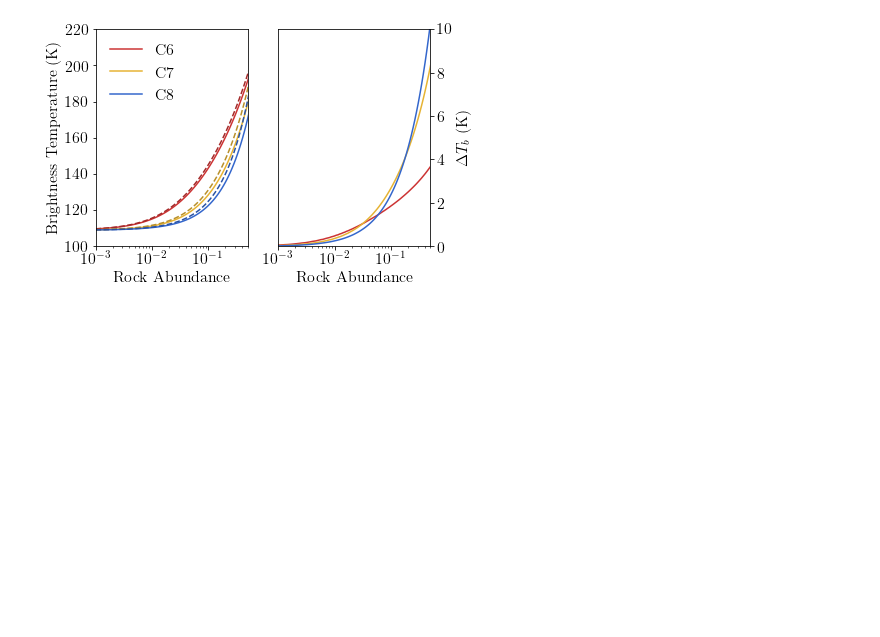
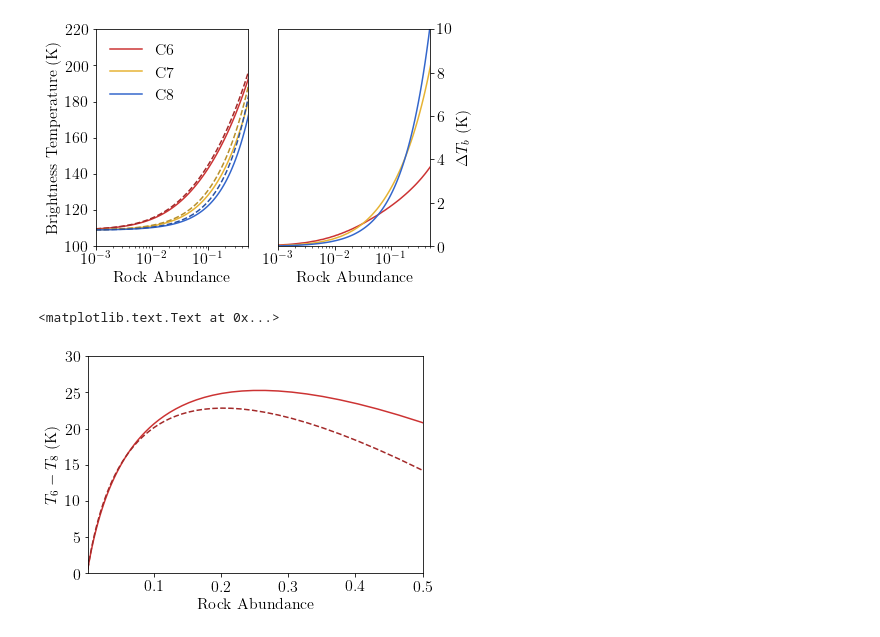
Before and after one commit to phayne/moon, a Jupyter notebook: Rock-Regolith-Temperatures.ipynb, the cells around one changed output. Saved outputs shown, nothing was run; the diff lists cells and outputs as text; code cells hidden in the pictures; blank space fills up the shorter version.

```diff
--- a/Rock-Regolith-Temperatures.ipynb
+++ b/Rock-Regolith-Temperatures.ipynb
@@ -480,3 +489,13 @@ plt.semilogx(CArr, tb8h-tb8s, color=c3, label='C8')
 # %% [output]
 [<matplotlib.lines.Line2D at 0x...>]
 [figure]
+# %%
+plt.plot(CArr, tb6s-tb8s, color=c1, label='Standard')
+plt.plot(CArr, tb6h-tb8h, color=c1*0.8, linestyle='--', label='Rock-Heating')
+plt.xlim([1e-3,0.5])
+plt.ylim([0,30])
+plt.xlabel('Rock Abundance')
+plt.ylabel('$T_6 - T_8$ (K)')
+# %% [output]
+<matplotlib.text.Text at 0x...>
+[figure, added]
```
Also changed, not shown: parts of 1 cell of this notebook.
